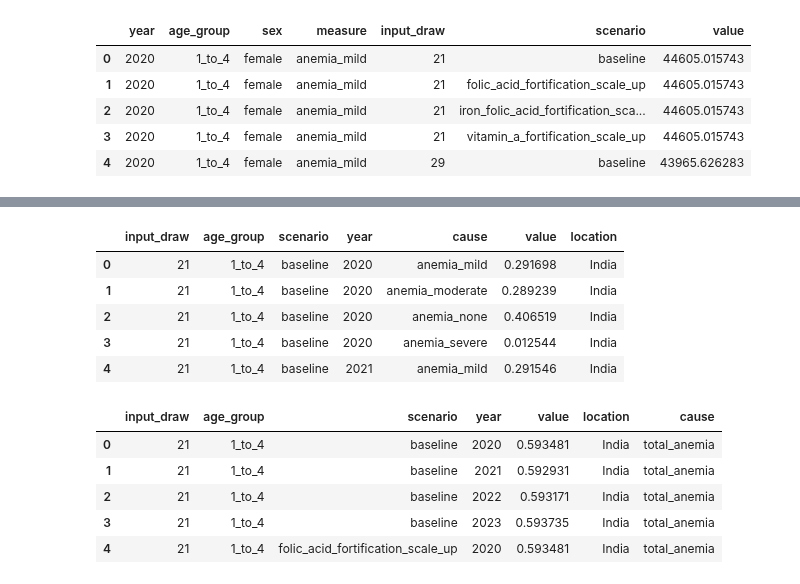
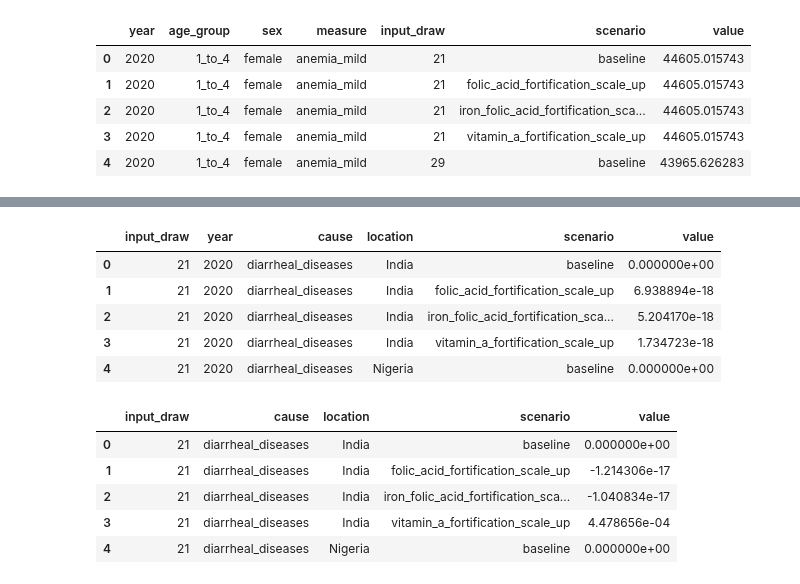
Before and after one commit to ihmeuw/vivarium_data_analysis, a Jupyter notebook: output_processing/lsff/model_7/final_run/prevalence_plots.ipynb, the cells around one changed output, grey strips where cells are left out. Saved outputs shown, nothing was run; the diff lists cells and outputs as text; code cells hidden in the pictures.

```diff
--- a/output_processing/lsff/model_7/final_run/prevalence_plots.ipynb
+++ b/output_processing/lsff/model_7/final_run/prevalence_plots.ipynb
@@ -25,47 +119,58 @@ anemia_pt.head()
 # %%
-# get simulation anemia prevalence
+# state person time for non-anemia causes
 
-anemia_prev = pd.DataFrame()
+prevs = pd.DataFrame()
 for i in range(len(output_dirs)):
-    anemia_pt = pd.read_hdf(output_dirs[i] + 'anemia_state_person_time.hdf')
-    anemia_pt = anemia_pt.groupby(['input_draw','age_group','scenario','year','measure']).sum()
+    state_pt = pd.read_hdf(output_dirs[i] + 'state_person_time.hdf')
+    state_pt = state_pt.groupby(['input_draw','scenario','year','cause']).sum()
     pt = pd.read_hdf(output_dirs[i] + 'state_person_time.hdf')
     pt = pt.loc[pt.cause.str.contains('diarrheal')]
-    pt = pt.groupby(['input_draw','age_group','scenario','year']).sum()
-    prev = anemia_pt / pt
+    pt = pt.groupby(['input_draw','scenario','year']).sum()
+    prev = state_pt / pt
     prev = prev.reset_index()
     prev['location'] = locations[i]
-    anemia_prev = anemia_prev.append(prev)
-anemia_prev = anemia_prev.rename(columns={'measure':'cause'})
-anemia_prev.head()
+    prevs = prevs.append(prev)
+
+baseline_prev = prevs.loc[prevs.scenario == 'baseline']
+baseline_prev = baseline_prev.drop(columns='scenario').set_index(['input_draw','year','cause','location'])
+prev_prepped = prevs.set_index(['input_draw','year','cause','location','scenario'])
+averted_prev = baseline_prev - prev_prepped
+averted_prev_by_year = averted_prev.reset_index()
+averted_prev_by_year.head()
 # %% [output]
-|  | input_draw | age_group | scenario | year | cause | value | location |
-| 0 | 21 | 1_to_4 | baseline | 2020 | anemia_mild | 0.291698 | India |
-| 1 | 21 | 1_to_4 | baseline | 2020 | anemia_moderate | 0.289239 | India |
-| 2 | 21 | 1_to_4 | baseline | 2020 | anemia_none | 0.406519 | India |
-| 3 | 21 | 1_to_4 | baseline | 2020 | anemia_severe | 0.012544 | India |
-| 4 | 21 | 1_to_4 | baseline | 2021 | anemia_mild | 0.291546 | India |
+|  | input_draw | year | cause | location | scenario | value |
+| 0 | 21 | 2020 | diarrheal_diseases | India | baseline | 0.000000e+00 |
+| 1 | 21 | 2020 | diarrheal_diseases | India | folic_acid_fortification_scale_up | 6.938894e-18 |
+| 2 | 21 | 2020 | diarrheal_diseases | India | iron_folic_acid_fortification_sca... | 5.204170e-18 |
+| 3 | 21 | 2020 | diarrheal_diseases | India | vitamin_a_fortification_scale_up | 1.734723e-18 |
+| 4 | 21 | 2020 | diarrheal_diseases | Nigeria | baseline | 0.000000e+00 |
 # %%
-# get simulation anemia prevalence
+# state person time for non-anemia causes
 
-total_anemia_prev = pd.DataFrame()
+prevs = pd.DataFrame()
 for i in range(len(output_dirs)):
-    anemia_pt = pd.read_hdf(output_dirs[i] + 'anemia_state_person_time.hdf')
-    anemia_pt = anemia_pt.loc[anemia_pt.measure != 'anemia_none']
-    anemia_pt = anemia_pt.groupby(['input_draw','age_group','scenario','year']).sum()
+    state_pt = pd.read_hdf(output_dirs[i] + 'state_person_time.hdf')
+    state_pt = state_pt.loc[state_pt.year != '2020']
+    state_pt = state_pt.groupby(['input_draw','scenario','cause']).sum()
     pt = pd.read_hdf(output_dirs[i] + 'state_person_time.hdf')
     pt = pt.loc[pt.cause.str.contains('diarrheal')]
-    pt = pt.groupby(['input_draw','age_group','scenario','year']).sum()
-    prev = anemia_pt / pt
+    pt = pt.loc[pt.year != '2020']
+    pt = pt.groupby(['input_draw','scenario']).sum()
+    prev = state_pt / pt
     prev = prev.reset_index()
     prev['location'] = locations[i]
-    total_anemia_prev = total_anemia_prev.append(prev)
-total_anemia_prev['cause'] = 'total_anemia'
-total_anemia_prev.head()
+    prevs = prevs.append(prev)
+
+baseline_prev = prevs.loc[prevs.scenario == 'baseline']
+baseline_prev = baseline_prev.drop(columns='scenario').set_index(['input_draw','cause','location'])
+prev_prepped = prevs.set_index(['input_draw','cause','location','scenario'])
+averted_prev = baseline_prev - prev_prepped
+averted_prev_overall = averted_prev.reset_index()
+averted_prev_overall.head()
 # %% [output]
-|  | input_draw | age_group | scenario | year | value | location | cause |
-| 0 | 21 | 1_to_4 | baseline | 2020 | 0.593481 | India | total_anemia |
-| 1 | 21 | 1_to_4 | baseline | 2021 | 0.592931 | India | total_anemia |
-| 2 | 21 | 1_to_4 | baseline | 2022 | 0.593171 | India | total_anemia |
-| 3 | 21 | 1_to_4 | baseline | 2023 | 0.593735 | India | total_anemia |
-| 4 | 21 | 1_to_4 | folic_acid_fortification_scale_up | 2020 | 0.593481 | India | total_anemia |
+|  | input_draw | cause | location | scenario | value |
+| 0 | 21 | diarrheal_diseases | India | baseline | 0.000000e+00 |
+| 1 | 21 | diarrheal_diseases | India | folic_acid_fortification_scale_up | -1.214306e-17 |
+| 2 | 21 | diarrheal_diseases | India | iron_folic_acid_fortification_sca... | -1.040834e-17 |
+| 3 | 21 | diarrheal_diseases | India | vitamin_a_fortification_scale_up | 4.478656e-04 |
+| 4 | 21 | diarrheal_diseases | Nigeria | baseline | 0.000000e+00 |
```
Also changed, not shown: parts of 17 cells of this notebook, 1 other file.
